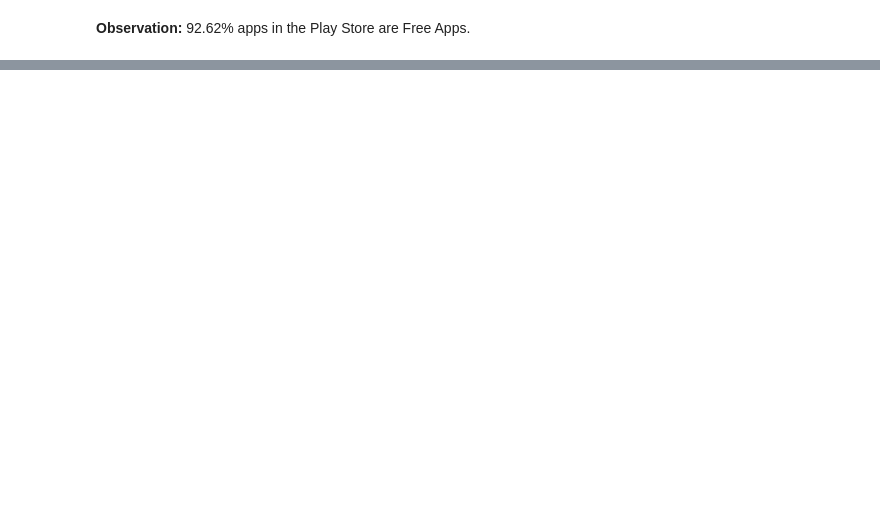
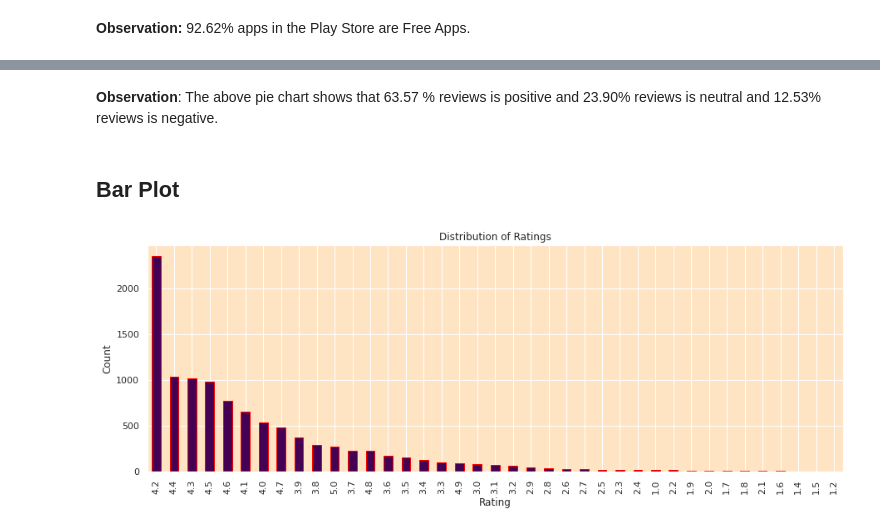
Before and after one commit to amit-kr-phe/Team-Capstone-Project-1-on-EDA, a Jupyter notebook: Individual_Notebook.ipynb, the cells around one changed output, grey strips where cells are left out. Saved outputs shown, nothing was run; the diff lists cells and outputs as text; code cells hidden in the pictures; blank space fills up the shorter version.

```diff
--- a/Individual_Notebook.ipynb
+++ b/Individual_Notebook.ipynb
@@ -442,0 +449,14 @@ plt.title('App Type Distribution');
+# %% [markdown]
+**Observation**: The above pie chart shows that 63.57 % reviews is positive and 23.90% reviews is neutral and 12.53% reviews is negative.
+# %% [markdown]
+## Bar Plot
+# %%
+df_1['Rating'].value_counts().plot(kind="bar",figsize=(15,5),edgecolor='red',colormap='viridis')
+ax=plt.axes()
+ax.set_facecolor('bisque')
+plt.title('Distribution of Ratings')
+plt.xlabel('Rating')
+plt.ylabel('Count')
+plt.show();
+# %% [output]
+[figure, added]
```
Also changed, not shown: parts of 10 cells of this notebook.
